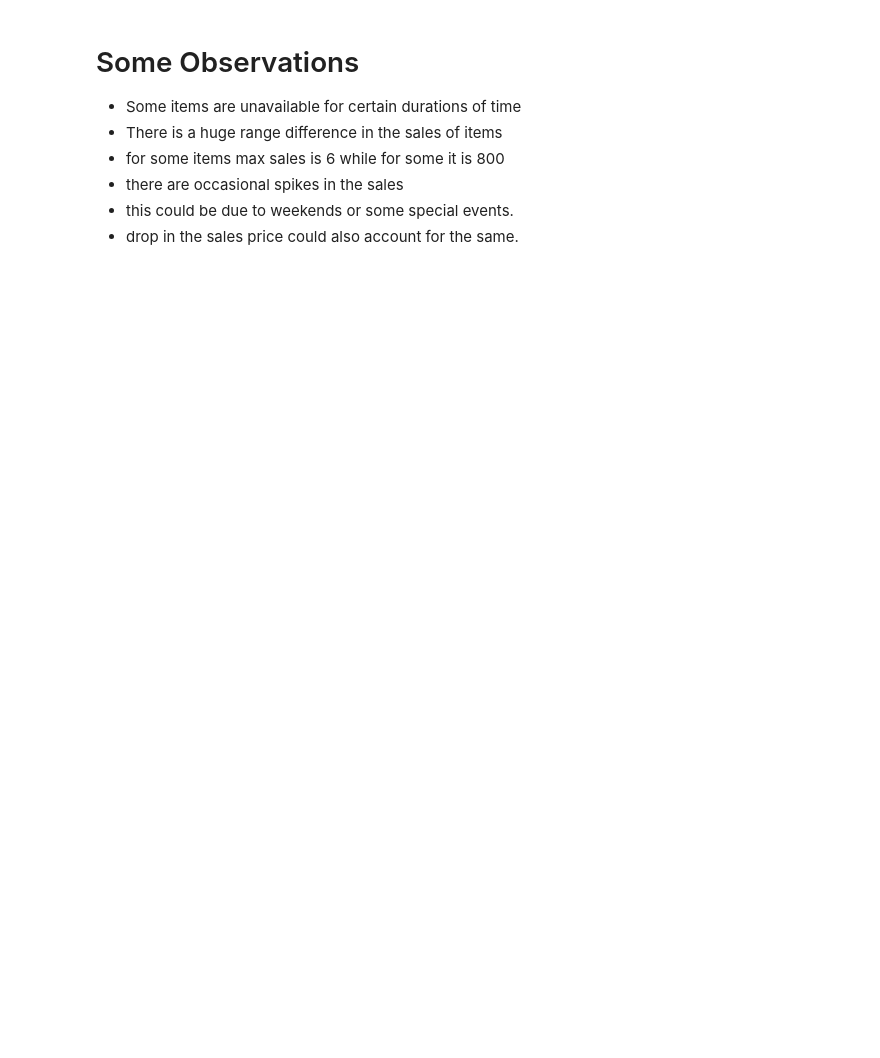
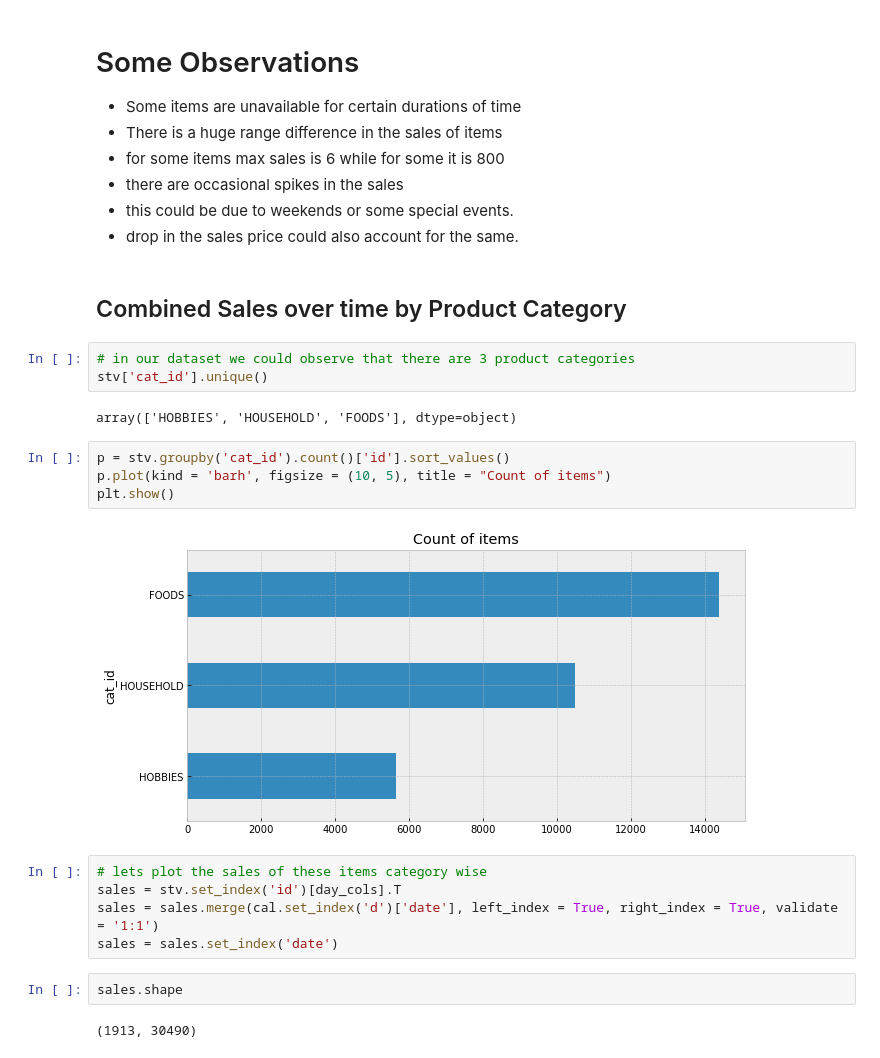
Before and after one commit to vineethm1627/Forcous, a Jupyter notebook: data_exploration.ipynb, the cells around one changed output. Cells and saved outputs as stored; diff of their text form; blank space fills up the shorter version.

```diff
--- a/data_exploration.ipynb
+++ b/data_exploration.ipynb
@@ -272,3 +272,25 @@ plt.show()
 - there are occasional spikes in the sales
 - this could be due to weekends or some special events.
 - drop in the sales price could also account for the same.
+# %% [markdown]
+## Combined Sales over time by Product Category
+# %%
+# in our dataset we could observe that there are 3 product categories
+stv['cat_id'].unique()
+# %% [output]
+array(['HOBBIES', 'HOUSEHOLD', 'FOODS'], dtype=object)
+# %%
+p = stv.groupby('cat_id').count()['id'].sort_values()
+p.plot(kind = 'barh', figsize = (10, 5), title = "Count of items")
+plt.show()
+# %% [output]
+[figure, added]
+# %%
+# lets plot the sales of these items category wise
+sales = stv.set_index('id')[day_cols].T
+sales = sales.merge(cal.set_index('d')['date'], left_index = True, right_index = True, validate = '1:1')
+sales = sales.set_index('date')
+# %%
+sales.shape
+# %% [output]
+(1913, 30490)
```
Also changed, not shown: parts of 31 cells of this notebook.
